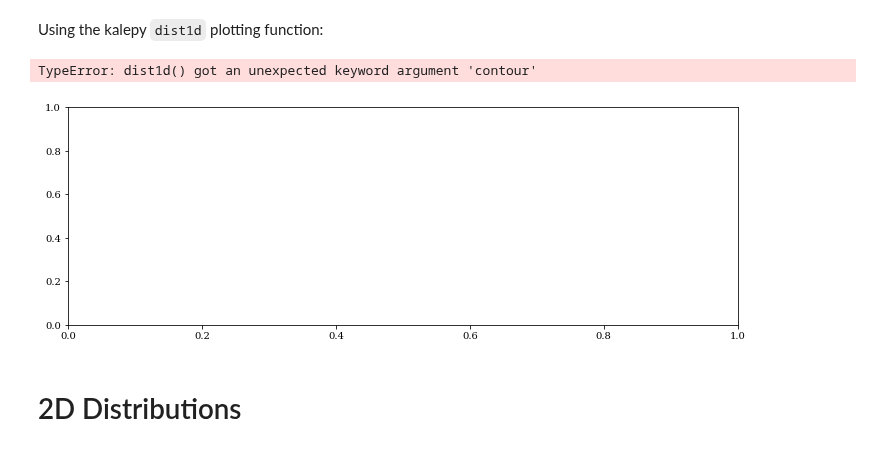
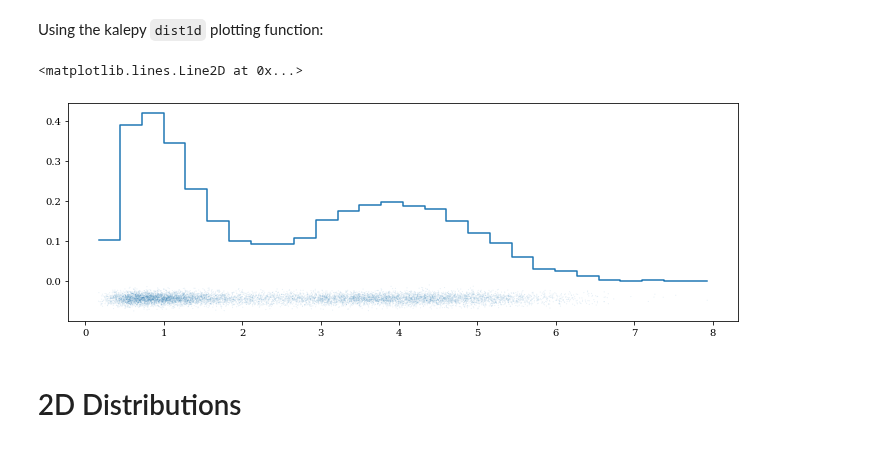
Before and after one commit to lzkelley/kalepy, a Jupyter notebook: notebooks/plotting.ipynb, the cells around one changed output. Saved outputs shown, nothing was run; the diff lists cells and outputs as text; code cells hidden in the pictures.

```diff
--- a/notebooks/plotting.ipynb
+++ b/notebooks/plotting.ipynb
@@ -102,12 +102,12 @@ Using the kalepy `dist1d` plotting function:
 # %%
 # Generate randomish data
 data, _ = kale.utils._random_data_1d_01()
 # Plot the KDE and the data (using histogram and carpet plots)
 fig, ax = plt.subplots(figsize=[12, 4])
-kale.plot.dist1d(data, ax=ax, hist=True, carpet=True, contour=False)
+kale.plot.dist1d(data, ax=ax, hist=True, carpet=True, confidence=False)
 # %% [output]
-TypeError: dist1d() got an unexpected keyword argument 'contour'
+<matplotlib.lines.Line2D at 0x...>
-[figure, old version]
+[figure, new version]
 # %% [markdown]
 # 2D Distributions
 # %% [markdown]
```
Also changed, not shown: parts of 16 cells of this notebook, 2 other files.
